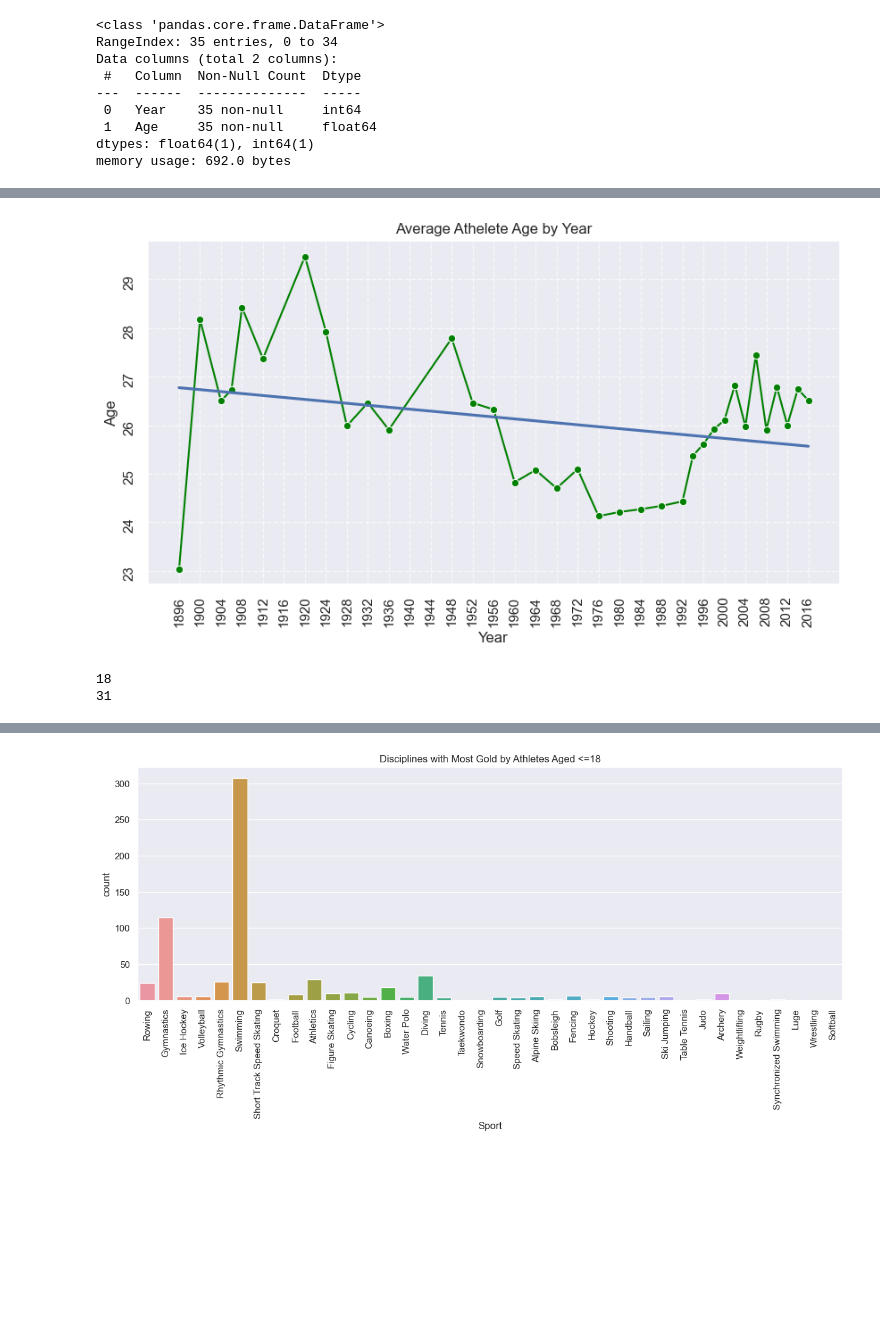
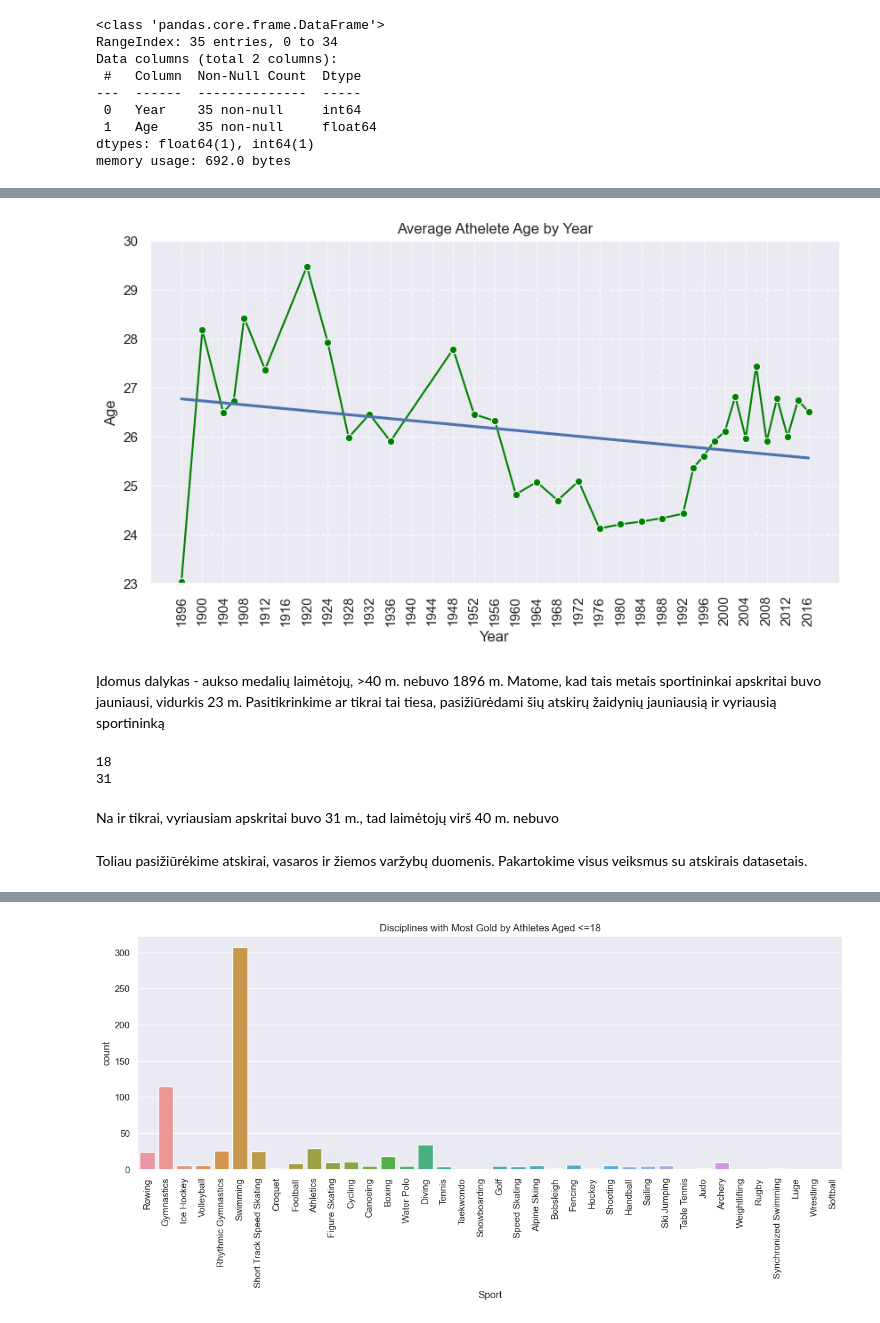
Before and after one commit to kilciukas/Olympic_dataset_exploration, a Jupyter notebook: Notebook_v2/Olimpines_notebook_v2.ipynb, the cells around one changed output, grey strips where cells are left out. Cells and saved outputs as stored; diff of their text form; code cells hidden in the pictures; blank space fills up the shorter version.

```diff
--- a/Notebook_v2/Olimpines_notebook_v2.ipynb
+++ b/Notebook_v2/Olimpines_notebook_v2.ipynb
@@ -496,11 +548,13 @@ memory usage: 692.0 bytes
 # %%
 yearaverage_lineplot = LinePlot(x='Year', y='Age', data = average_age_by_year)
 yearaverage_lineplot.create_line_plot(title='Average Athelete Age by Year')
-yearaverage_lineplot.configure_xticks(min_year=1896,max_year=2016,step=4)
-yearaverage_lineplot.configure_yticks(min=23,max=31,step=1)
+yearaverage_lineplot.configure_xticks(min_year=1896,max_year=2016,step=4, rotation=90)
+yearaverage_lineplot.configure_yticks(min=23,max=30,step=1, rotation=0, ylim_min=23, ylim_max=30)
 yearaverage_lineplot.regline()
 # %% [output]
-[figure, old version]
+[figure, new version]
+# %% [markdown]
+Įdomus dalykas - aukso medalių laimėtojų, >40 m. nebuvo 1896 m. Matome, kad tais metais sportininkai apskritai buvo jauniausi, vidurkis 23 m. Pasitikrinkime ar tikrai tai tiesa, pasižiūrėdami šių atskirų žaidynių jauniausią ir vyriausią sportininką
 # %%
 golds1896 = goldMedals_dropedna[(goldMedals_dropedna['Year'] == 1896)]
 print(golds1896['Age'].min())
@@ -508,6 +562,10 @@ print(golds1896['Age'].max())
 # %% [output]
 18
 31
+# %% [markdown]
+Na ir tikrai, vyriausiam apskritai buvo 31 m., tad laimėtojų virš 40 m. nebuvo
+# %% [markdown]
+Toliau pasižiūrėkime atskirai, vasaros ir žiemos varžybų duomenis. Pakartokime visus veiksmus su atskirais datasetais.
 # %%
 summer_df_age = summer_df[np.isfinite(summer_df['Age'])]
 winter_df_age = winter_df[np.isfinite(winter_df['Age'])]
```
Also changed, not shown: parts of 71 cells of this notebook, 4 other files.
